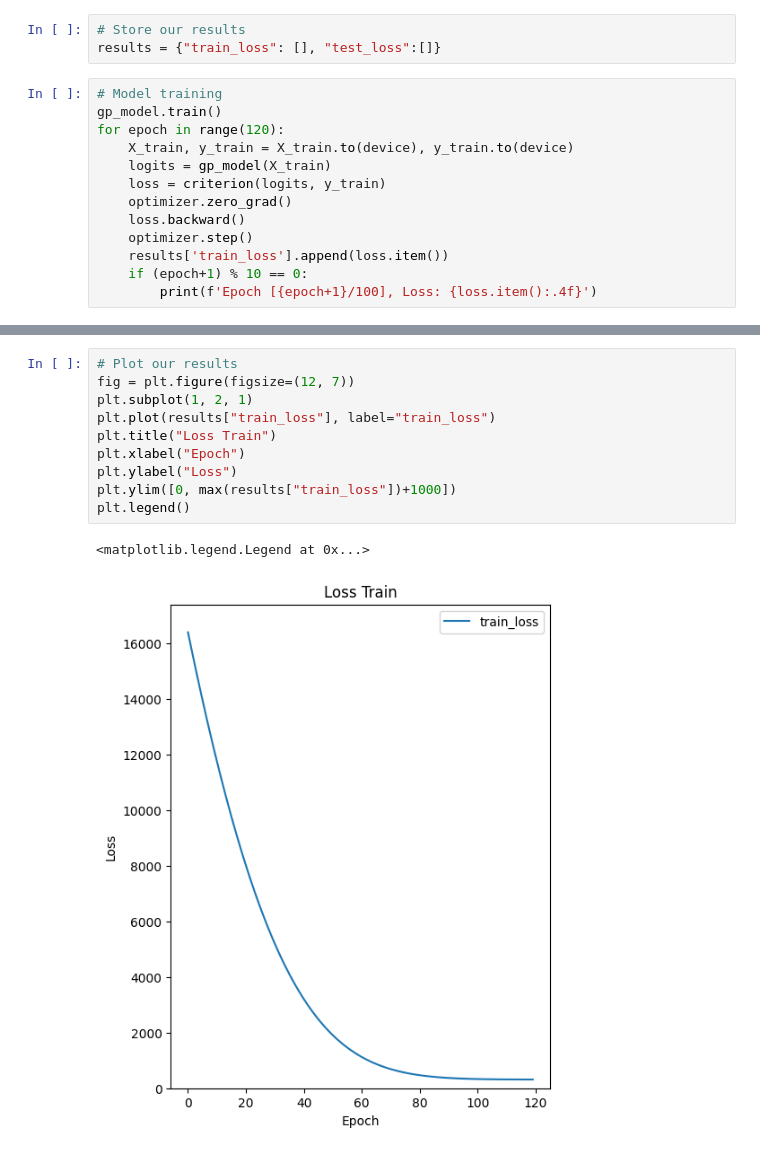
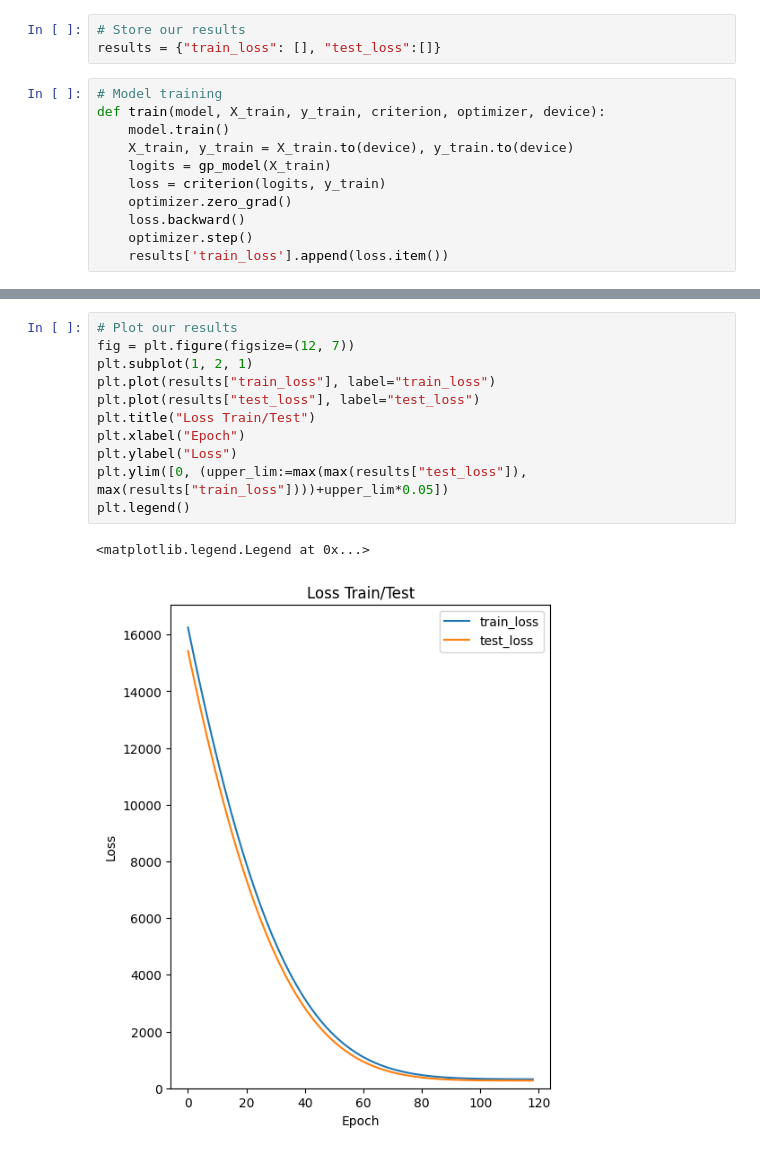
Before and after one commit to KapitonovOleksandr/neural_n00b, a Jupyter notebook: hw_6_recurent_neural_network.ipynb, the cells around one changed output, grey strips where cells are left out. Cells and saved outputs as stored; diff of their text form.

```diff
--- a/hw_6_recurent_neural_network.ipynb
+++ b/hw_6_recurent_neural_network.ipynb
@@ -166,8 +166,8 @@ optimizer = torch.optim.Adam(gp_model.parameters(), lr=0.5)
 results = {"train_loss": [], "test_loss":[]}
 # %%
 # Model training
-gp_model.train()
-for epoch in range(120):
+def train(model, X_train, y_train, criterion, optimizer, device):
+    model.train()
     X_train, y_train = X_train.to(device), y_train.to(device)
     logits = gp_model(X_train)
     loss = criterion(logits, y_train)
@@ -175,5 +175,3 @@ for epoch in range(120):
     loss.backward()
     optimizer.step()
     results['train_loss'].append(loss.item())
-    if (epoch+1) % 10 == 0:
-        print(f'Epoch [{epoch+1}/100], Loss: {loss.item():.4f}')
@@ -203,13 +231,14 @@ Loss: 287.5592
 # %%
 # Plot our results
 fig = plt.figure(figsize=(12, 7))
 plt.subplot(1, 2, 1)
 plt.plot(results["train_loss"], label="train_loss")
-plt.title("Loss Train")
+plt.plot(results["test_loss"], label="test_loss")
+plt.title("Loss Train/Test")
 plt.xlabel("Epoch")
 plt.ylabel("Loss")
-plt.ylim([0, max(results["train_loss"])+1000])
+plt.ylim([0, (upper_lim:=max(max(results["test_loss"]), max(results["train_loss"])))+upper_lim*0.05])
 plt.legend()
 # %% [output]
 <matplotlib.legend.Legend at 0x...>
-[figure, old version]
+[figure, new version]
```
Also changed, not shown: parts of 5 cells of this notebook.
